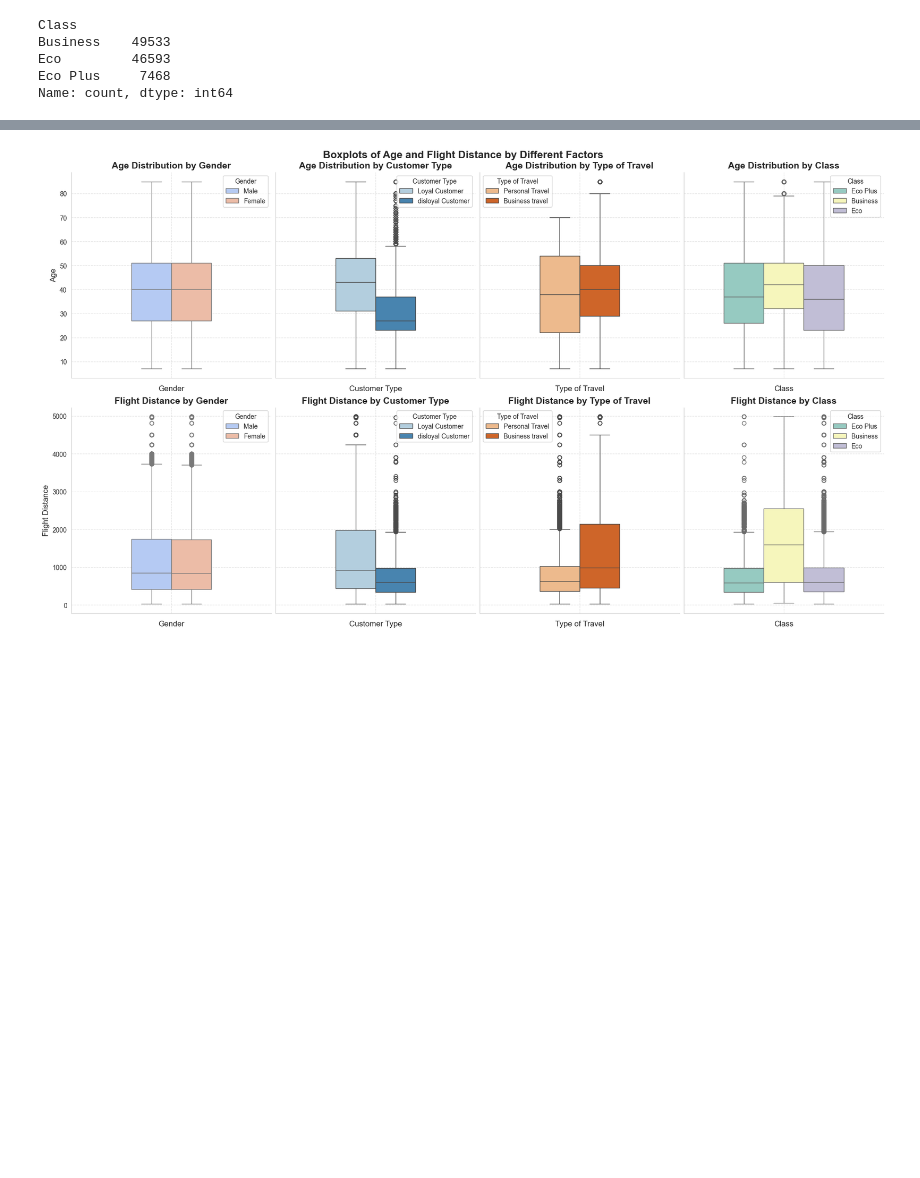
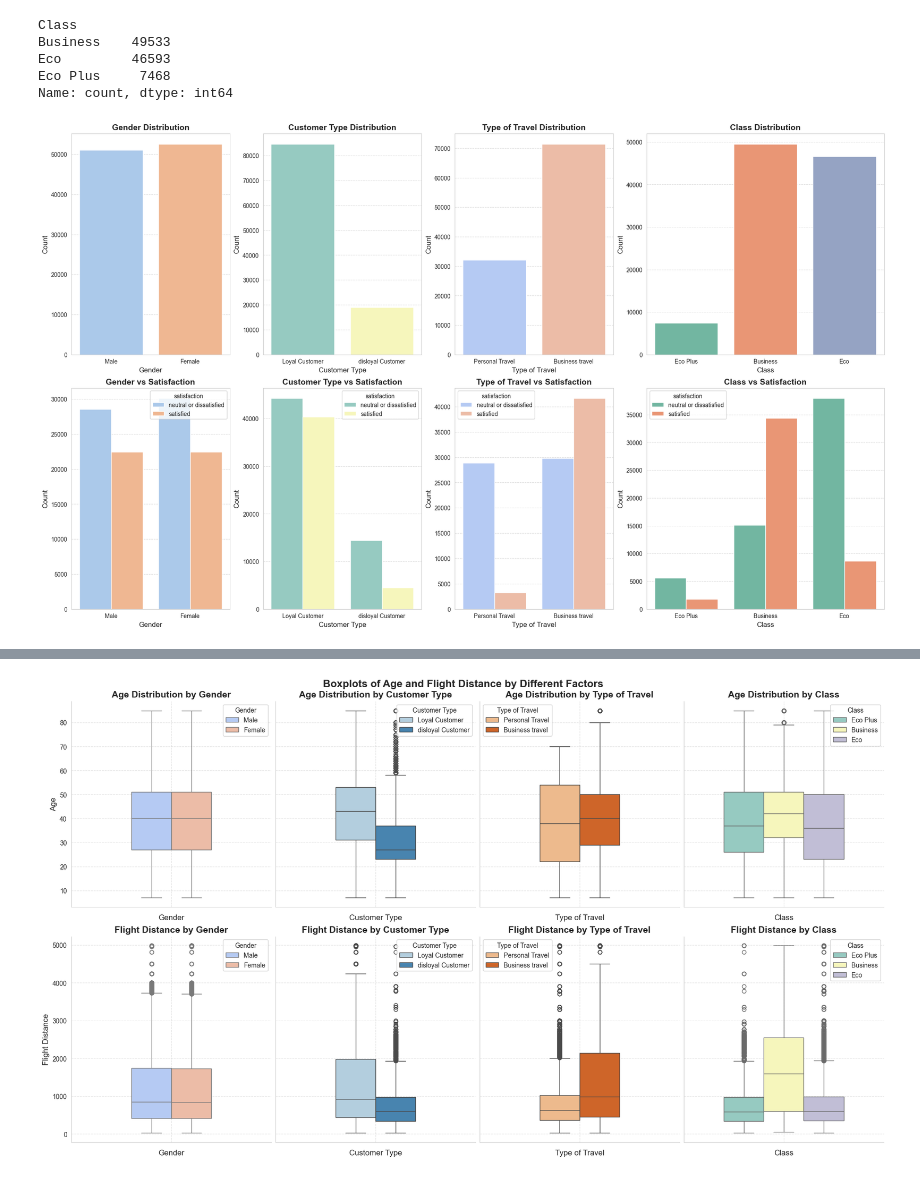
Before and after one commit to Edie-Z/AirlinePassengerSatisfaction, a Jupyter notebook: PassengerSatisfaction_Description.ipynb, the cells around one changed output, grey strips where cells are left out. Cells and saved outputs as stored; diff of their text form; code cells hidden in the pictures; blank space fills up the shorter version.

```diff
--- a/PassengerSatisfaction_Description.ipynb
+++ b/PassengerSatisfaction_Description.ipynb
@@ -166,4 +167,30 @@ Business    49533
 Eco         46593
 Eco Plus     7468
 Name: count, dtype: int64
+# %%
+fig = plt.figure(figsize=(20, 12), constrained_layout=True)
+spec = gridspec.GridSpec(2, 4, figure=fig, width_ratios=[1, 1, 1, 1.5])
+
+features = ['Gender', 'Customer Type', 'Type of Travel', 'Class']
+palettes = ["pastel", "Set3", "coolwarm", "Set2"]
+
+axes_row1 = [fig.add_subplot(spec[0, i]) for i in range(4)]
+for ax, feature, palette in zip(axes_row1, features, palettes):
+    sns.countplot(data=data, x=feature, hue=feature, ax=ax, palette=palette)
+    ax.set_title(f"{feature} Distribution", fontsize=14, weight='bold')
+    ax.set_xlabel(feature, fontsize=12)
+    ax.set_ylabel("Count", fontsize=12)
+    ax.grid(axis='y', linestyle='--', alpha=0.7)
+
+axes_row2 = [fig.add_subplot(spec[1, i]) for i in range(4)]
+for ax, feature, palette in zip(axes_row2, features, palettes):
+    sns.countplot(data=data, x=feature, hue='satisfaction', ax=ax, palette=palette)
+    ax.set_title(f"{feature} vs Satisfaction", fontsize=14, weight='bold')
+    ax.set_xlabel(feature, fontsize=12)
+    ax.set_ylabel("Count", fontsize=12)
+    ax.grid(axis='y', linestyle='--', alpha=0.7)
+
+plt.show()
+# %% [output]
+[figure, added]
 # %%
```
Also changed, not shown: parts of 10 cells of this notebook.
